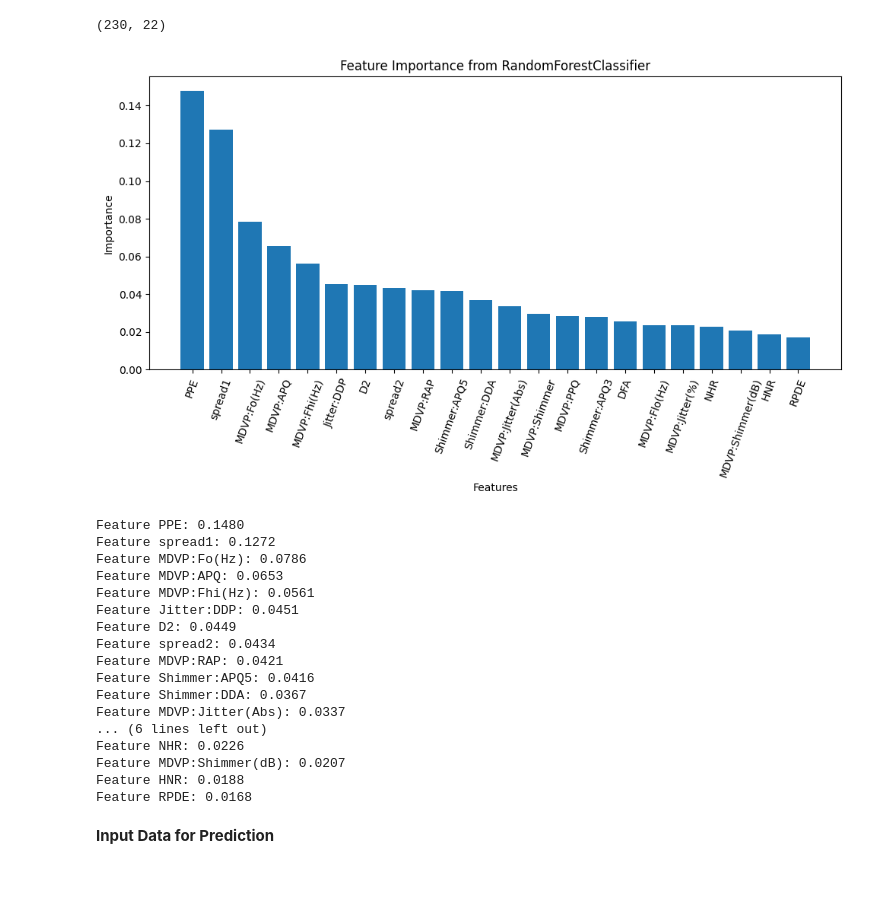
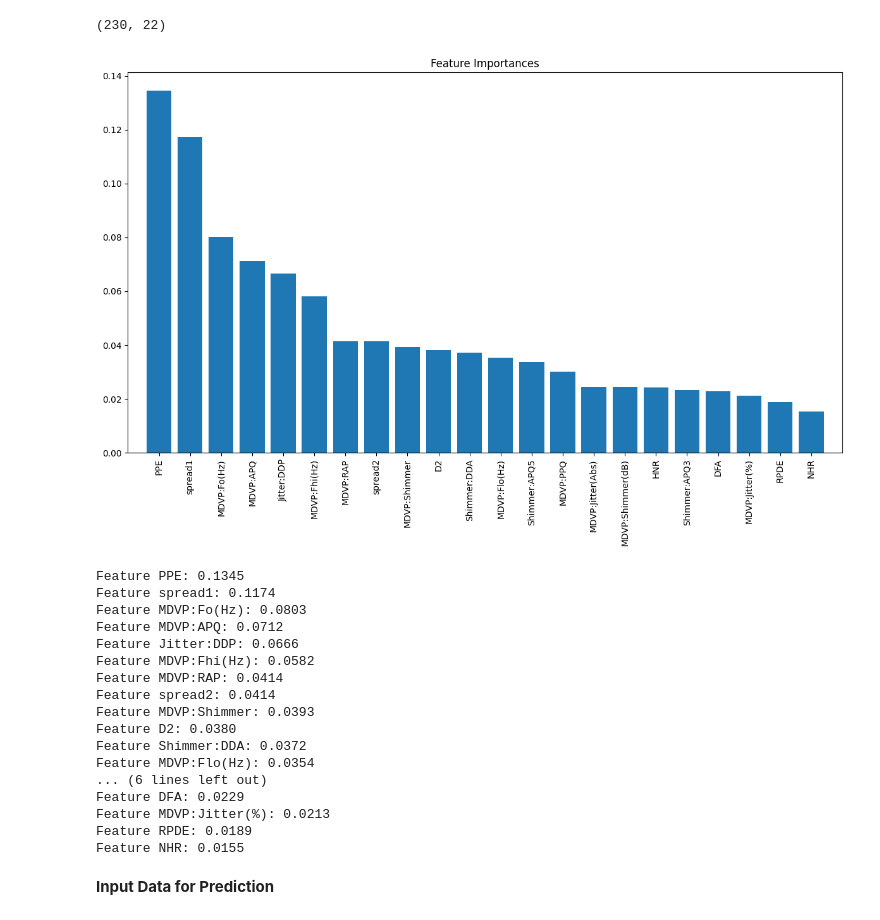
Before and after one commit to SrivathsanP23/EnsembleMethod_SmartDiseasePredictionSystem, a Jupyter notebook: Smart_Disease_Prediction_System_Using_Ensemble_Method_Final.ipynb, the cells around one changed output. Saved outputs shown, nothing was run; the diff lists cells and outputs as text; code cells hidden in the pictures; blank space fills up the shorter version.

```diff
--- a/Smart_Disease_Prediction_System_Using_Ensemble_Method_Final.ipynb
+++ b/Smart_Disease_Prediction_System_Using_Ensemble_Method_Final.ipynb
@@ -181,3 +173,6 @@ Y = pdata['status']
+# %%
+X = pdata.drop(columns=['name','status'], axis=1)
+Y = pdata['status']
 # %%
 print(X)
 # %% [output]
@@ -274,11 +269,12 @@ from imblearn.over_sampling import SMOTE
 # Split the data into training and testing sets
 X_train, X_test, y_train, y_test = train_test_split(X, Y, test_size=0.2, random_state=42)
 
-# Scale the training and testing features
+# Scale the features using StandardScaler
 scaler = StandardScaler()
-X_train_scaled = scaler.fit_transform(X_train)
-X_test_scaled = scaler.transform(X_test)
+scaler.fit(X_train)
+X_train_scale = scaler.transform(X_train)
+X_test_scale = scaler.transform(X_test)
 
 # Apply SMOTE to the scaled training data
 smote = SMOTE(random_state=42)
-X_train_smote, y_train_smote = smote.fit_resample(X_train_scaled, y_train)
+X_train_smote, y_train_smote = smote.fit_resample(X_train_scale, y_train)
@@ -475,40 +473,40 @@ indices = np.argsort(importances)[::-1]
 # Assuming X_train is a DataFrame, get feature names
 feature_names = X_train.columns # Feature names from DataFrame
 # %%
+# prompt: plot the feature names with importance
 
-# Visualizing the feature importances with feature names
-plt.figure(figsize=(10, 6))
-plt.title("Feature Importance from RandomForestClassifier")
-plt.bar(range(X_train_smote.shape[1]), importances[indices], align="center")
-plt.xticks(range(X_train_smote.shape[1]), feature_names[indices], rotation=70)
-plt.xlabel("Features")
-plt.ylabel("Importance")
-plt.tight_layout()  # Adjust layout to prevent overlap
+# Create a bar plot of feature importances
+plt.figure(figsize=(12, 8))
+plt.title("Feature Importances")
+plt.bar(range(X_train.shape[1]), importances[indices], align="center")
+plt.xticks(range(X_train.shape[1]), [feature_names[i] for i in indices], rotation=90)
+plt.xlim([-1, X_train.shape[1]])
+plt.tight_layout()
 plt.show()
 # %% [output]
-[figure, old version]
+[figure, new version]
 # %%
 # Optionally print feature importances with feature names
 for feature, importance in zip(feature_names[indices], importances[indices]):
     print(f"Feature {feature}: {importance:.4f}")
 # %% [output]
-Feature PPE: 0.1480
-Feature spread1: 0.1272
-Feature MDVP:Fo(Hz): 0.0786
-Feature MDVP:APQ: 0.0653
-Feature MDVP:Fhi(Hz): 0.0561
-Feature Jitter:DDP: 0.0451
-Feature D2: 0.0449
-Feature spread2: 0.0434
-Feature MDVP:RAP: 0.0421
-Feature Shimmer:APQ5: 0.0416
-Feature Shimmer:DDA: 0.0367
-Feature MDVP:Jitter(Abs): 0.0337
+Feature PPE: 0.1345
+Feature spread1: 0.1174
+Feature MDVP:Fo(Hz): 0.0803
+Feature MDVP:APQ: 0.0712
+Feature Jitter:DDP: 0.0666
+Feature MDVP:Fhi(Hz): 0.0582
+Feature MDVP:RAP: 0.0414
+Feature spread2: 0.0414
+Feature MDVP:Shimmer: 0.0393
+Feature D2: 0.0380
+Feature Shimmer:DDA: 0.0372
+Feature MDVP:Flo(Hz): 0.0354
 ... (6 lines left out)
-Feature NHR: 0.0226
-Feature MDVP:Shimmer(dB): 0.0207
-Feature HNR: 0.0188
-Feature RPDE: 0.0168
+Feature DFA: 0.0229
+Feature MDVP:Jitter(%): 0.0213
+Feature RPDE: 0.0189
+Feature NHR: 0.0155
 # %% [markdown]
 **Input Data for Prediction**
 # %% [markdown]
```
Also changed, not shown: parts of 13 cells of this notebook, 1 other file.
